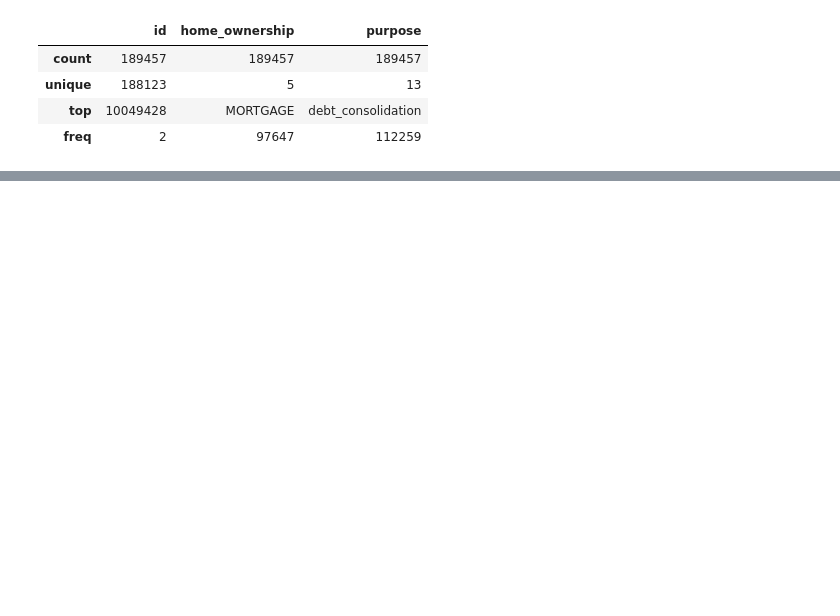
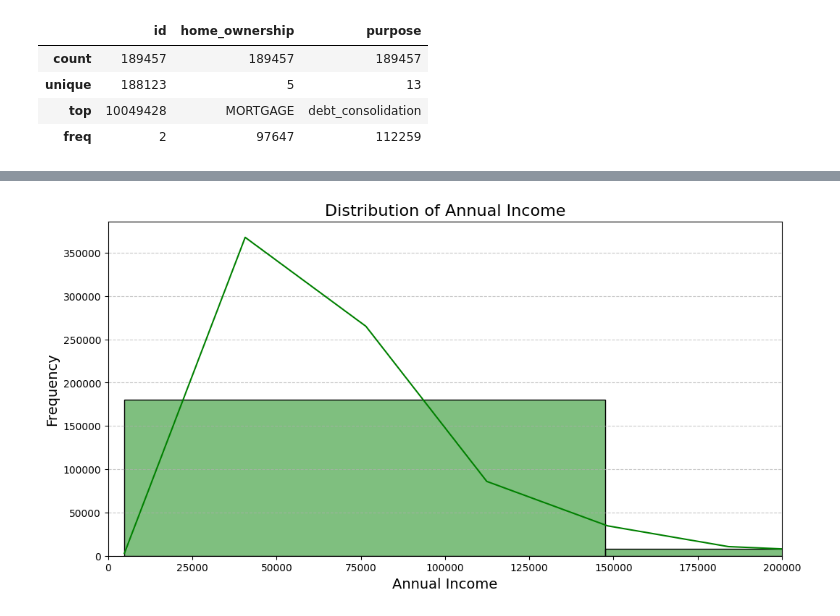
Before and after one commit to LvSophia/bad_loan_detection, a Jupyter notebook: JP_project.ipynb, the cells around one changed output, grey strips where cells are left out. Saved outputs shown, nothing was run; the diff lists cells and outputs as text; code cells hidden in the pictures; blank space fills up the shorter version.

```diff
--- a/JP_project.ipynb
+++ b/JP_project.ipynb
@@ -217,0 +235,14 @@ data.describe(include=['object']) ##categorical columns stas
+# %%
+plt.figure(figsize=(12, 6))
+
+# Adjusted distribution plot
+sns.histplot(data=data, x='annual_inc', kde=True, bins=50, color='green', log_scale=(False, False))
+plt.title('Distribution of Annual Income', fontsize=16)
+plt.xlabel('Annual Income', fontsize=14)
+plt.ylabel('Frequency', fontsize=14)
+plt.xlim(0, 200000)  # Adjust range if necessary; modify as per the dataset scale
+plt.grid(axis='y', linestyle='--', alpha=0.7)
+
+plt.show()
+# %% [output]
+[figure, added]
```
Also changed, not shown: parts of 6 cells of this notebook.
